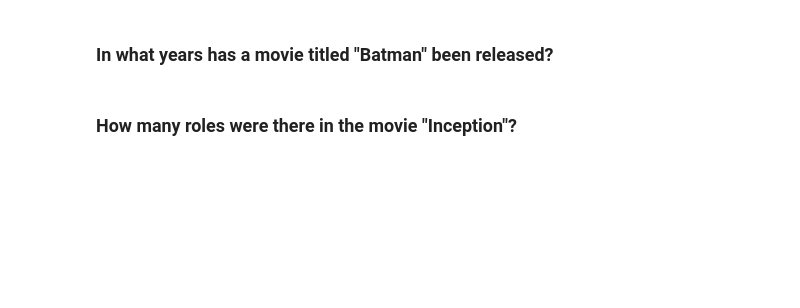
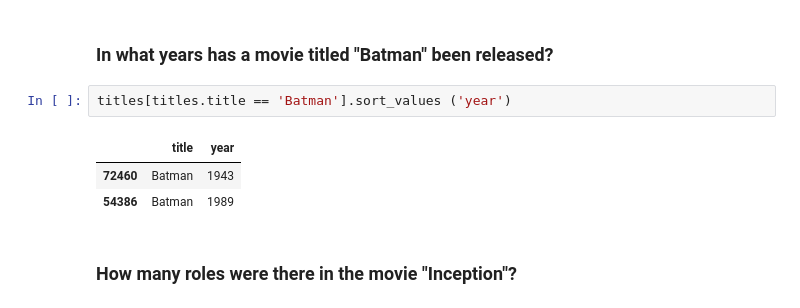
Before and after one commit to travontai/BD2K-Summer-Workshop, a Jupyter notebook: 4-Anaconda-IPython-Dataframes.ipynb, the cells around one changed output. Saved outputs shown, nothing was run; the diff lists cells and outputs as text; blank space fills up the shorter version.

```diff
--- a/4-Anaconda-IPython-Dataframes.ipynb
+++ b/4-Anaconda-IPython-Dataframes.ipynb
@@ -336,4 +384,10 @@ Most (if not all) of these exercises can be done in a single line. Be precise! I
 # %% [markdown]
 ### In what years has a movie titled "Batman" been released?
+# %%
+titles[titles.title == 'Batman'].sort_values ('year')
+# %% [output]
+|  | title | year |
+| 72460 | Batman | 1943 |
+| 54386 | Batman | 1989 |
 # %% [markdown]
 ### How many roles were there in the movie "Inception"?
```
Also changed, not shown: parts of 12 cells of this notebook.
